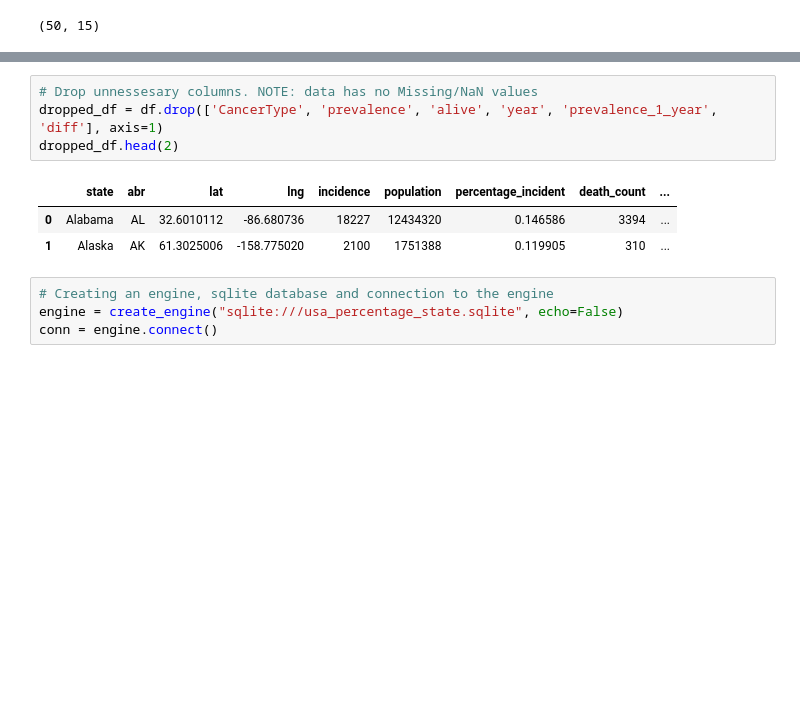
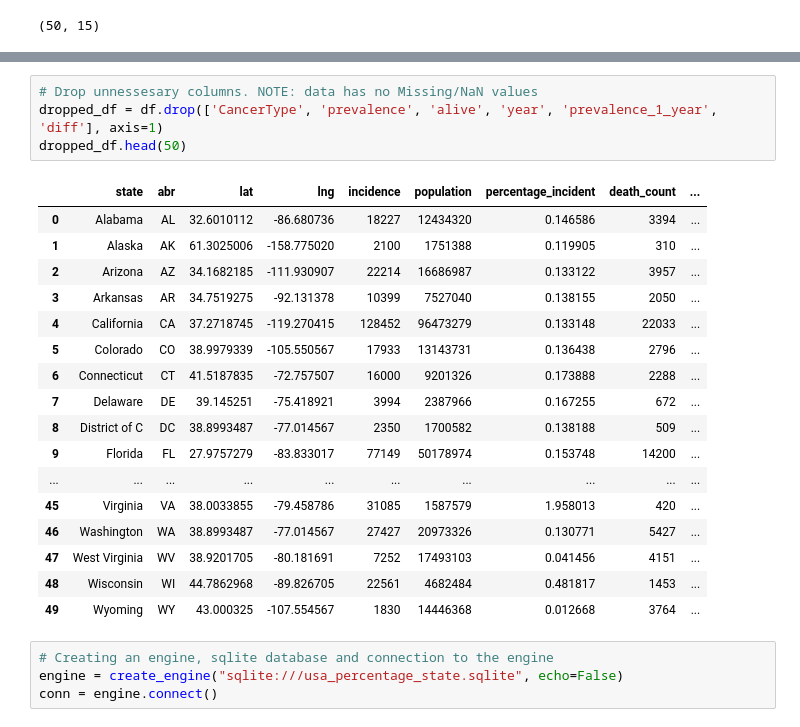
Before and after one commit to ChiqueCode/project_breast_cancer, a Jupyter notebook: data_engineering.ipynb, the cells around one changed output, grey strips where cells are left out. Saved outputs shown, nothing was run; the diff lists cells and outputs as text; blank space fills up the shorter version.

```diff
--- a/data_engineering.ipynb
+++ b/data_engineering.ipynb
@@ -35,11 +58,25 @@ df.shape
 # %%
 # Drop unnessesary columns. NOTE: data has no Missing/NaN values
 dropped_df = df.drop(['CancerType', 'prevalence', 'alive', 'year', 'prevalence_1_year', 'diff'], axis=1)
-dropped_df.head(2)
+dropped_df.head(50)
 # %% [output]
 |  | state | abr | lat | lng | incidence | population | percentage_incident | death_count | ... |
 | 0 | Alabama | AL | 32.6010112 | -86.680736 | 18227 | 12434320 | 0.146586 | 3394 | ... |
 | 1 | Alaska | AK | 61.3025006 | -158.775020 | 2100 | 1751388 | 0.119905 | 310 | ... |
+| 2 | Arizona | AZ | 34.1682185 | -111.930907 | 22214 | 16686987 | 0.133122 | 3957 | ... |
+| 3 | Arkansas | AR | 34.7519275 | -92.131378 | 10399 | 7527040 | 0.138155 | 2050 | ... |
+| 4 | California | CA | 37.2718745 | -119.270415 | 128452 | 96473279 | 0.133148 | 22033 | ... |
+| 5 | Colorado | CO | 38.9979339 | -105.550567 | 17933 | 13143731 | 0.136438 | 2796 | ... |
+| 6 | Connecticut | CT | 41.5187835 | -72.757507 | 16000 | 9201326 | 0.173888 | 2288 | ... |
+| 7 | Delaware | DE | 39.145251 | -75.418921 | 3994 | 2387966 | 0.167255 | 672 | ... |
+| 8 | District of C | DC | 38.8993487 | -77.014567 | 2350 | 1700582 | 0.138188 | 509 | ... |
+| 9 | Florida | FL | 27.9757279 | -83.833017 | 77149 | 50178974 | 0.153748 | 14200 | ... |
+| ... | ... | ... | ... | ... | ... | ... | ... | ... | ... |
+| 45 | Virginia | VA | 38.0033855 | -79.458786 | 31085 | 1587579 | 1.958013 | 420 | ... |
+| 46 | Washington | WA | 38.8993487 | -77.014567 | 27427 | 20973326 | 0.130771 | 5427 | ... |
+| 47 | West Virginia | WV | 38.9201705 | -80.181691 | 7252 | 17493103 | 0.041456 | 4151 | ... |
+| 48 | Wisconsin | WI | 44.7862968 | -89.826705 | 22561 | 4682484 | 0.481817 | 1453 | ... |
+| 49 | Wyoming | WY | 43.000325 | -107.554567 | 1830 | 14446368 | 0.012668 | 3764 | ... |
 # %%
 # Creating an engine, sqlite database and connection to the engine
 engine = create_engine("sqlite:///usa_percentage_state.sqlite", echo=False)
```
Also changed, not shown: parts of 3 cells of this notebook, 1 other file.
